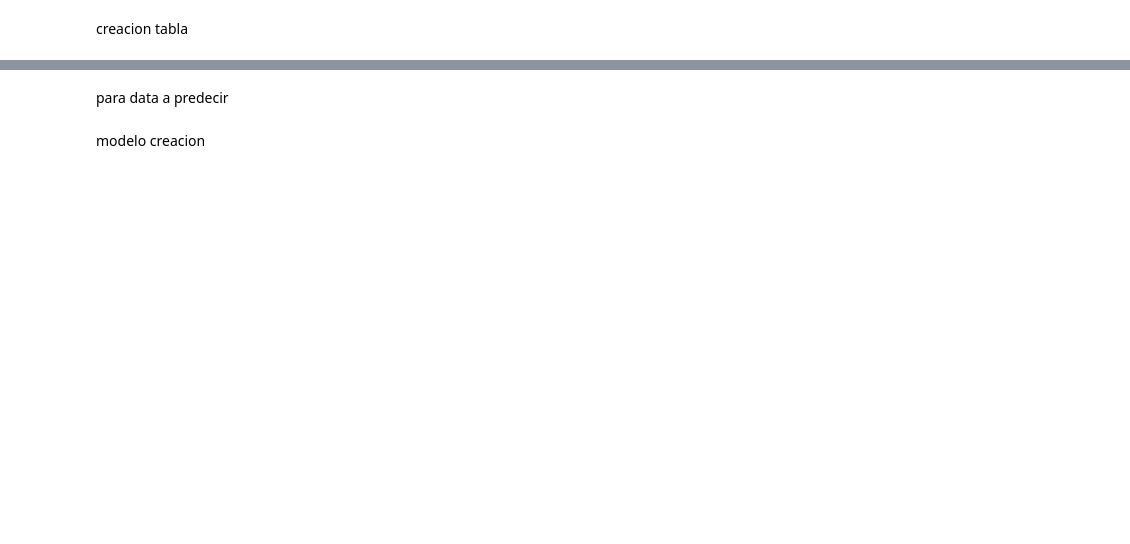
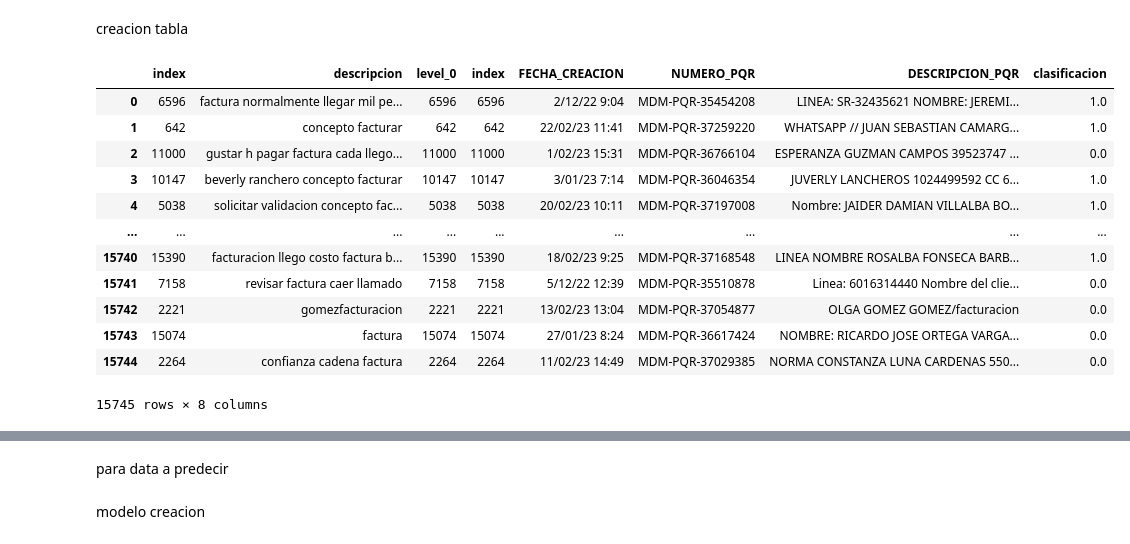
Before and after one commit to etb-git/PRIORIZAR, a Jupyter notebook: notebook/entra_binario.ipynb, the cells around one changed output, grey strips where cells are left out. Saved outputs shown, nothing was run; the diff lists cells and outputs as text; code cells hidden in the pictures; blank space fills up the shorter version.

```diff
--- a/notebook/entra_binario.ipynb
+++ b/notebook/entra_binario.ipynb
@@ -82,7 +116,7 @@ from sklearn import preprocessing
 
 pandas_c_F= pd.read_csv('/content/PRIORIZAR/entranamiento_/binario_entrenamiento_cruda.csv',delimiter=';')
 
-pandas_c_F= pandas_c_F.fillna("vacios")
+pandas_c_F= pandas_c_F.fillna(0.0)
 
 
 pandas_c_F
@@ -226,34 +261,49 @@ pandas_c_F.reset_index(inplace=True)
 merged_df = pd.concat([merged_df, pandas_c_F], axis=1)
 
 
 
 shuffled_df = merged_df.sample(frac=1).reset_index(drop=True)
 
 
 
 
 #shuffled_df.rename(columns={"FECHA_CREACION": "event_timestamp"}, inplace=True)
 
 #string_values = ['abcde', 'fghij', 'klmno', 'pqrst', 'uvwxy', 'zabcd', 'efghi', 'jklmn', 'opqrs', 'tuvwx']
 
 
 
 # Función para eliminar las tildes de un texto
 def remove_accents(text):
     return unidecode(text)
 
 # Aplicar la función a la columna 'Texto'
 shuffled_df['descripcion'] = shuffled_df['descripcion'].apply(remove_accents)
 
 
 
 # Randomly select string values to fill the DataFrame
 #random_strings = np.random.choice(string_values, size=len(shuffled_df))
 
 #shuffled_df["NUMERO_PQR"]=random_strings
-
+shuffled_df['clasificacion'] = shuffled_df['clasificacion'].fillna(0.0)
+shuffled_df['descripcion'] = shuffled_df['descripcion'].fillna("vacio")
 
 shuffled_df
+# %% [output]
+|  | index | descripcion | level_0 | index | FECHA_CREACION | NUMERO_PQR | DESCRIPCION_PQR | clasificacion |
+| 0 | 6596 | factura normalmente llegar mil pe... | 6596 | 6596 | 2/12/22 9:04 | MDM-PQR-35454208 | LINEA: SR-32435621 NOMBRE: JEREMI... | 1.0 |
+| 1 | 642 | concepto facturar | 642 | 642 | 22/02/23 11:41 | MDM-PQR-37259220 | WHATSAPP // JUAN SEBASTIAN CAMARG... | 1.0 |
+| 2 | 11000 | gustar h pagar factura cada llego... | 11000 | 11000 | 1/02/23 15:31 | MDM-PQR-36766104 | ESPERANZA GUZMAN CAMPOS 39523747 ... | 0.0 |
+| 3 | 10147 | beverly ranchero concepto facturar | 10147 | 10147 | 3/01/23 7:14 | MDM-PQR-36046354 | JUVERLY LANCHEROS 1024499592 CC 6... | 1.0 |
+| 4 | 5038 | solicitar validacion concepto fac... | 5038 | 5038 | 20/02/23 10:11 | MDM-PQR-37197008 | Nombre: JAIDER DAMIAN VILLALBA BO... | 1.0 |
+| ... | ... | ... | ... | ... | ... | ... | ... | ... |
+| 15740 | 15390 | facturacion llego costo factura b... | 15390 | 15390 | 18/02/23 9:25 | MDM-PQR-37168548 | LINEA NOMBRE ROSALBA FONSECA BARB... | 1.0 |
+| 15741 | 7158 | revisar factura caer llamado | 7158 | 7158 | 5/12/22 12:39 | MDM-PQR-35510878 | Linea: 6016314440 Nombre del clie... | 0.0 |
+| 15742 | 2221 | gomezfacturacion | 2221 | 2221 | 13/02/23 13:04 | MDM-PQR-37054877 | OLGA GOMEZ GOMEZ/facturacion | 0.0 |
+| 15743 | 15074 | factura | 15074 | 15074 | 27/01/23 8:24 | MDM-PQR-36617424 | NOMBRE: RICARDO JOSE ORTEGA VARGA... | 0.0 |
+| 15744 | 2264 | confianza cadena factura | 2264 | 2264 | 11/02/23 14:49 | MDM-PQR-37029385 | NORMA CONSTANZA LUNA CARDENAS 550... | 0.0 |
+15745 rows × 8 columns
 # %%
 shuffled_df.to_csv('/content/PRIORIZAR/entranamiento_/entrana_bina.csv', index=False)
 # %%
```
Also changed, not shown: parts of 31 cells of this notebook, 4 other files.
